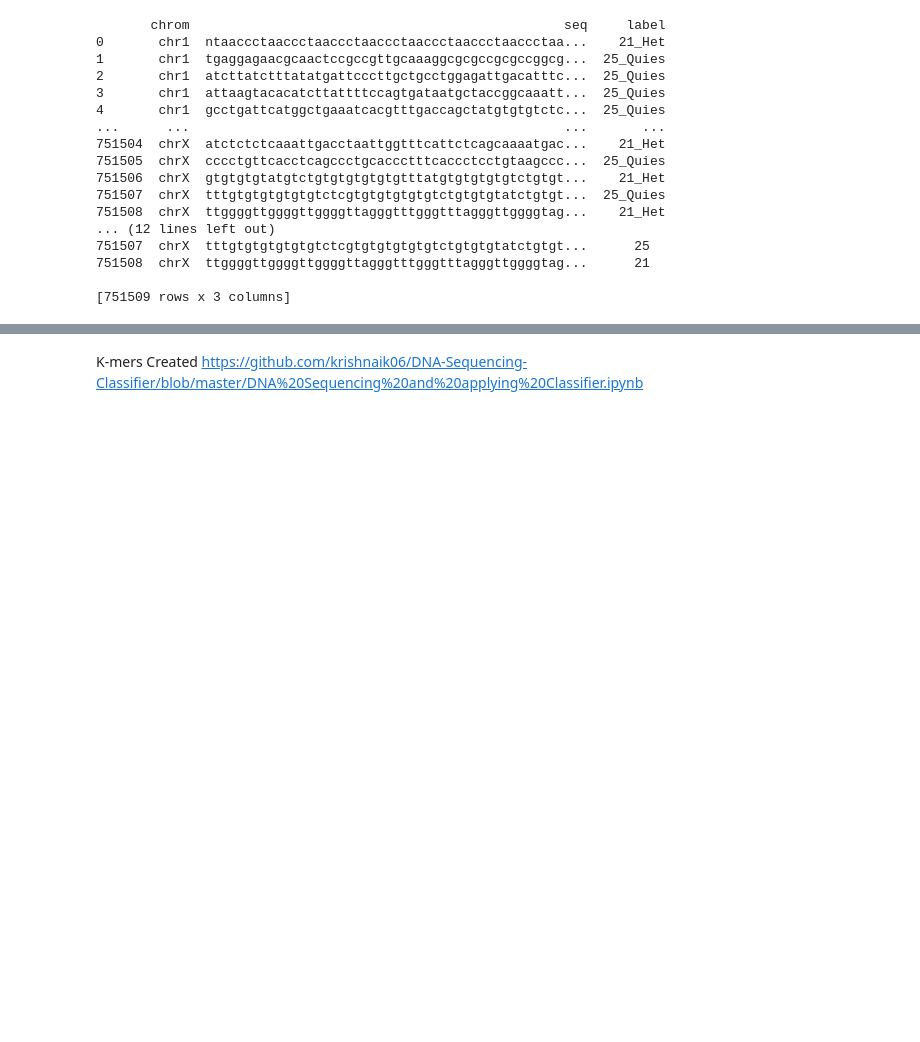
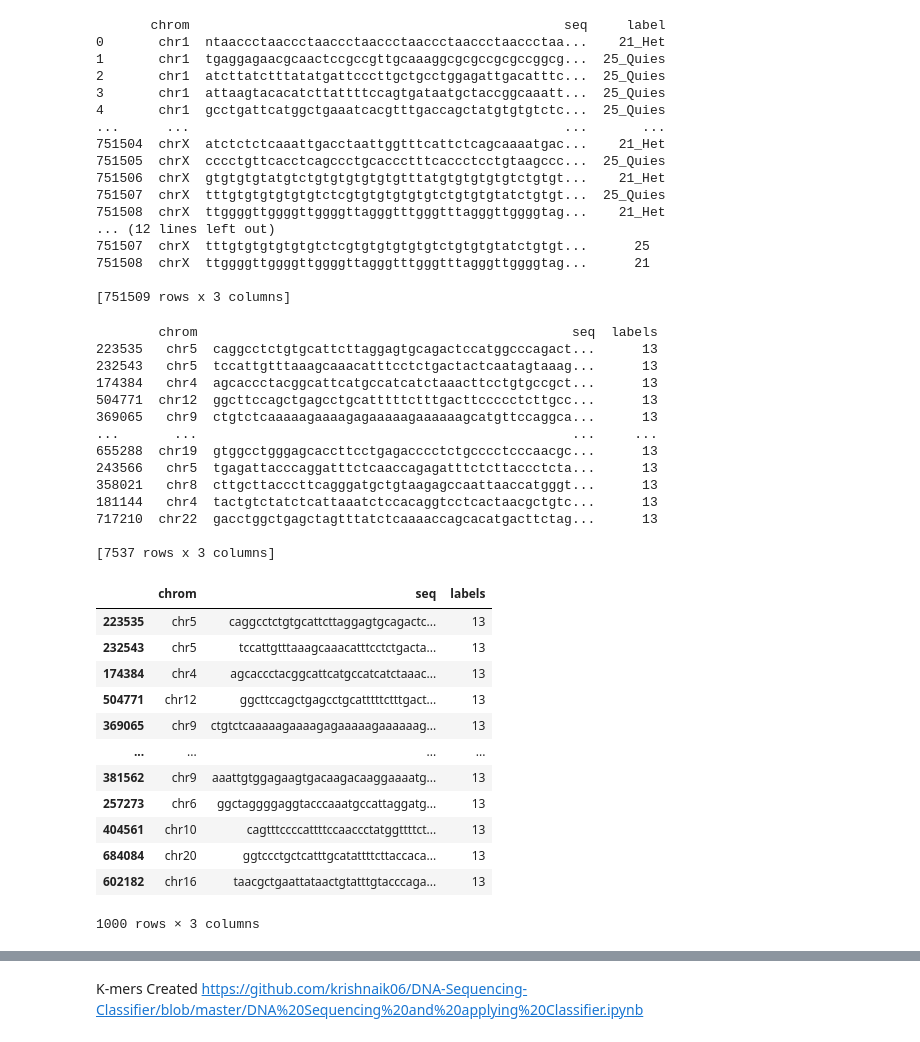
Before and after one commit to kstoy3/SURF-2020-Weiss-Lab, a Jupyter notebook: 2021/Preparing Data Set.ipynb, the cells around one changed output, grey strips where cells are left out. Drawn from its saved outputs; the diff is of its cells as text; code cells hidden in the pictures; blank space fills up the shorter version.

```diff
--- a/2021/Preparing Data Set.ipynb
+++ b/2021/Preparing Data Set.ipynb
@@ -177,3 +295,40 @@ print(df_data)
 751508  chrX  ttggggttggggttggggttagggtttgggtttagggttggggtag...      21
 
 [751509 rows x 3 columns]
+# %%
+### This is just for making the df smaller for testing it out
+
+df_1 = df_data.loc[df_data['labels'] == 13]
+for i in range(100):
+    df_1 = df_1.sample(frac = 1)
+print(df_1)
+df_1 = df_1.head(1000)
+df_1
+# %% [output]
+        chrom                                                seq  labels
+223535   chr5  caggcctctgtgcattcttaggagtgcagactccatggcccagact...      13
+232543   chr5  tccattgtttaaagcaaacatttcctctgactactcaatagtaaag...      13
+174384   chr4  agcaccctacggcattcatgccatcatctaaacttcctgtgccgct...      13
+504771  chr12  ggcttccagctgagcctgcatttttctttgacttccccctcttgcc...      13
+369065   chr9  ctgtctcaaaaagaaaagagaaaaagaaaaaagcatgttccaggca...      13
+...       ...                                                ...     ...
+655288  chr19  gtggcctgggagcaccttcctgagacccctctgcccctcccaacgc...      13
+243566   chr5  tgagattacccaggatttctcaaccagagatttctcttaccctcta...      13
+358021   chr8  cttgcttacccttcagggatgctgtaagagccaattaaccatgggt...      13
+181144   chr4  tactgtctatctcattaaatctccacaggtcctcactaacgctgtc...      13
+717210  chr22  gacctggctgagctagtttatctcaaaaccagcacatgacttctag...      13
+
+[7537 rows x 3 columns]
+|  | chrom | seq | labels |
+| 223535 | chr5 | caggcctctgtgcattcttaggagtgcagactc... | 13 |
+| 232543 | chr5 | tccattgtttaaagcaaacatttcctctgacta... | 13 |
+| 174384 | chr4 | agcaccctacggcattcatgccatcatctaaac... | 13 |
+| 504771 | chr12 | ggcttccagctgagcctgcatttttctttgact... | 13 |
+| 369065 | chr9 | ctgtctcaaaaagaaaagagaaaaagaaaaaag... | 13 |
+| ... | ... | ... | ... |
+| 381562 | chr9 | aaattgtggagaagtgacaagacaaggaaaatg... | 13 |
+| 257273 | chr6 | ggctaggggaggtacccaaatgccattaggatg... | 13 |
+| 404561 | chr10 | cagtttccccattttccaaccctatggttttct... | 13 |
+| 684084 | chr20 | ggtccctgctcatttgcatattttcttaccaca... | 13 |
+| 602182 | chr16 | taacgctgaattataactgtatttgtacccaga... | 13 |
+1000 rows × 3 columns
```
Also changed, not shown: parts of 73 cells of this notebook, 3 other files.
